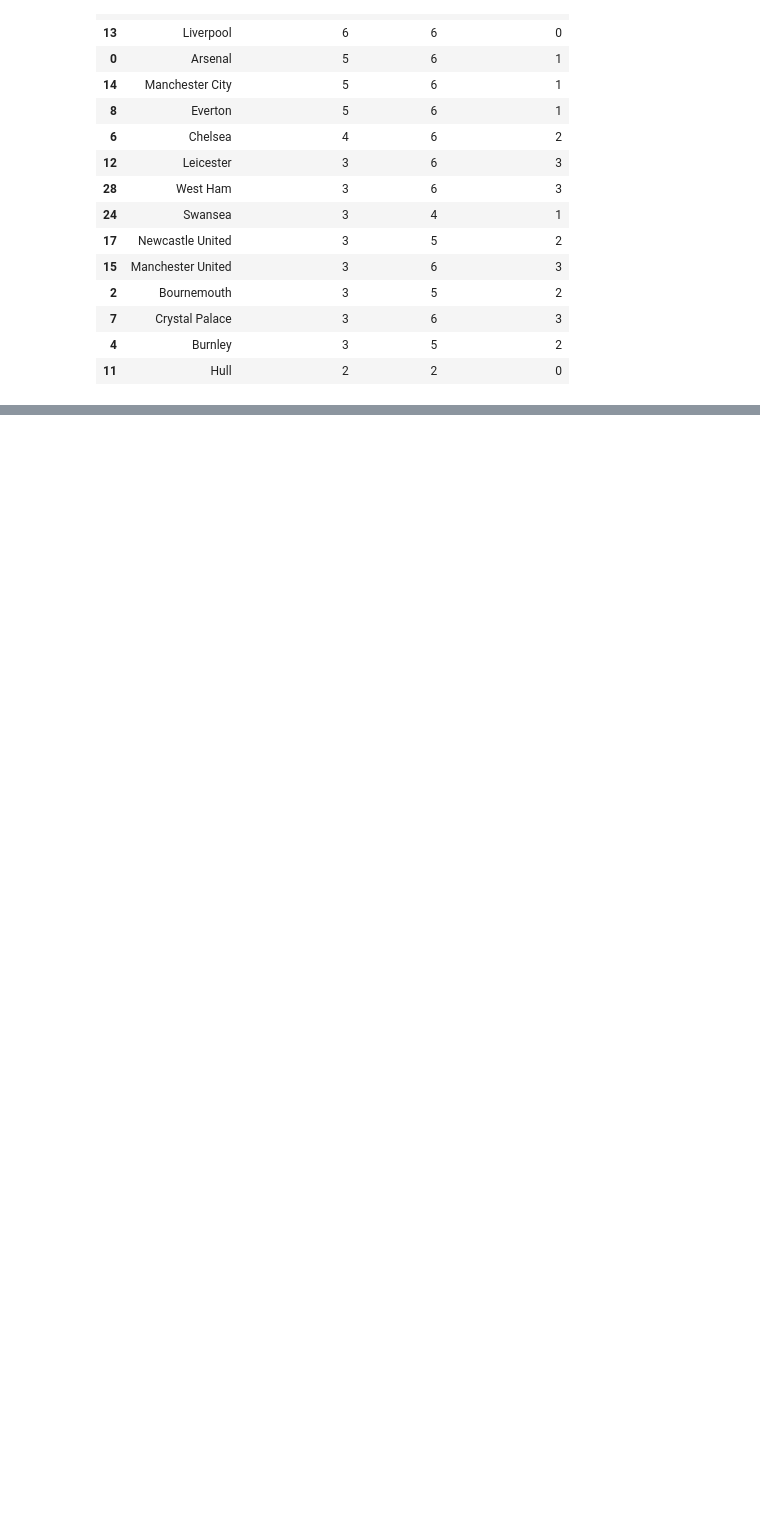
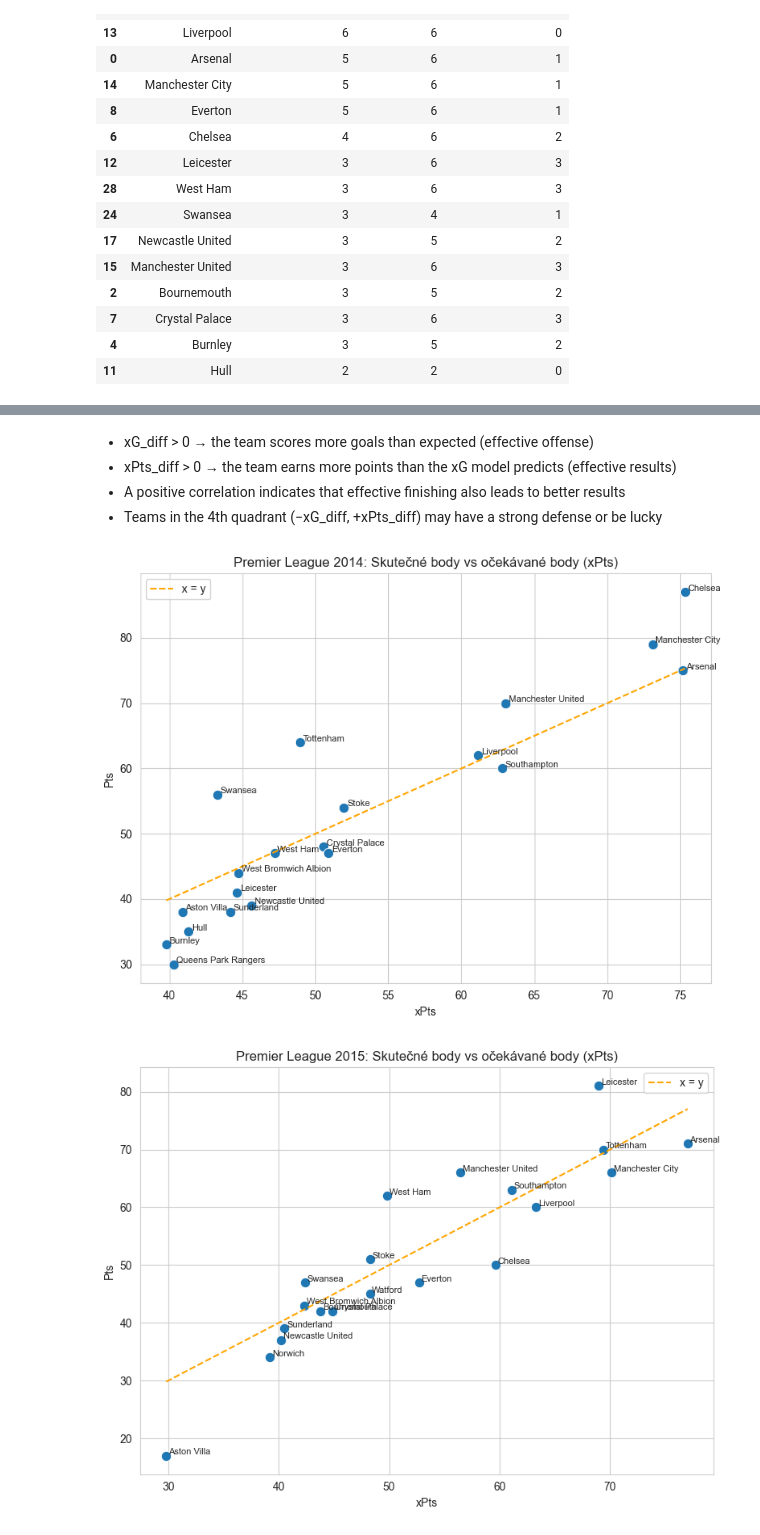
Before and after one commit to xcervenkam/DP, a Jupyter notebook: xG/xG_EDA.ipynb, the cells around one changed output, grey strips where cells are left out. Saved outputs shown, nothing was run; the diff lists cells and outputs as text; code cells hidden in the pictures; blank space fills up the shorter version.

```diff
--- a/xG/xG_EDA.ipynb
+++ b/xG/xG_EDA.ipynb
@@ -387,0 +542,39 @@ perf_summary.head(15)
+# %% [markdown]
+- xG_diff > 0 → the team scores more goals than expected (effective offense)
+- xPts_diff > 0 → the team earns more points than the xG model predicts (effective results)
+- A positive correlation indicates that effective finishing also leads to better results
+- Teams in the 4th quadrant (−xG_diff, +xPts_diff) may have a strong defense or be lucky
+# %%
+sns.set_style("whitegrid")
+
+for year in seasons:
+    data = epl[epl['season_year'] == year]
+
+    plt.figure(figsize=(8,6))
+    sns.scatterplot(data=data, x='xpts', y='pts', s=80, color='#1f77b4')
+
+    # přidání názvů týmů
+    for i in range(data.shape[0]):
+        plt.text(
+            data['xpts'].iloc[i] + 0.2,
+            data['pts'].iloc[i] + 0.2,
+            data['team'].iloc[i],
+            fontsize=8
+        )
+
+    # referenční přímka y = x
+    plt.plot(
+        [data['xpts'].min(), data['xpts'].max()],
+        [data['xpts'].min(), data['xpts'].max()],
+        '--', color='orange', linewidth=1.5, label='x = y'
+    )
+
+    plt.title(f"Premier League {year}: Skutečné body vs očekávané body (xPts)")
+    plt.xlabel("xPts")
+    plt.ylabel("Pts")
+    plt.legend()
+    plt.tight_layout()
+    plt.show()
+# %% [output]
+[figure, added]
+[figure, added]
```
Also changed, not shown: parts of 17 cells of this notebook.
